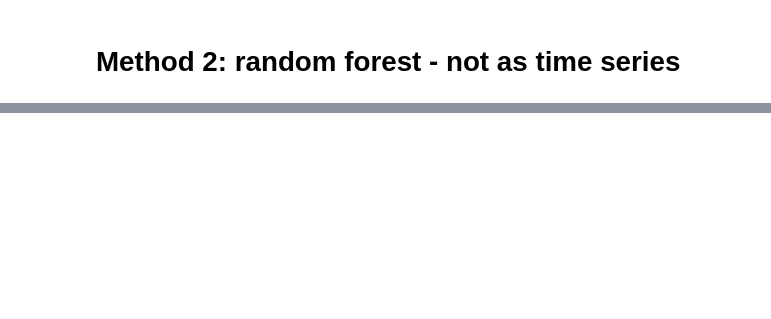
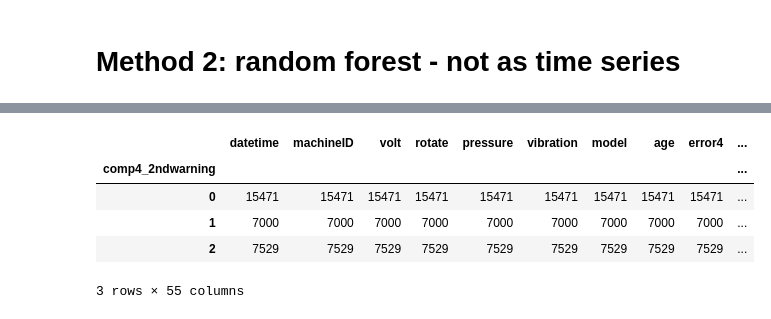
Before and after one commit to abhinav15feb/Predictive-Modeling, a Jupyter notebook: SQLPredictiveMaintenance.ipynb, the cells around one changed output, grey strips where cells are left out. Drawn from its saved outputs; the diff is of its cells as text; code cells hidden in the pictures; blank space fills up the shorter version.

```diff
--- a/SQLPredictiveMaintenance.ipynb
+++ b/SQLPredictiveMaintenance.ipynb
@@ -514,0 +485,7 @@ round(numpy.mean(errors), 2)
+# %%
+train_data = final_data.loc[(final_data['datetime'])<'2015-08-01']
+test_data = final_data.loc[(final_data['datetime'])>='2015-08-01']
+# %%
+test_data = test_data.fillna(0)
+train_data = train_data.fillna(0)
+del final_data
@@ -514,0 +536,9 @@ round(numpy.mean(errors), 2)
+# %%
+test_data[160000:190000].groupby('comp4_2ndwarning').count()
+# %% [output]
+|  | datetime | machineID | volt | rotate | pressure | vibration | model | age | error4 | ... |
+| comp4_2ndwarning |  |  |  |  |  |  |  |  |  | ... |
+| 0 | 15471 | 15471 | 15471 | 15471 | 15471 | 15471 | 15471 | 15471 | 15471 | ... |
+| 1 | 7000 | 7000 | 7000 | 7000 | 7000 | 7000 | 7000 | 7000 | 7000 | ... |
+| 2 | 7529 | 7529 | 7529 | 7529 | 7529 | 7529 | 7529 | 7529 | 7529 | ... |
+3 rows × 55 columns
```
Also changed, not shown: parts of 47 cells of this notebook.
